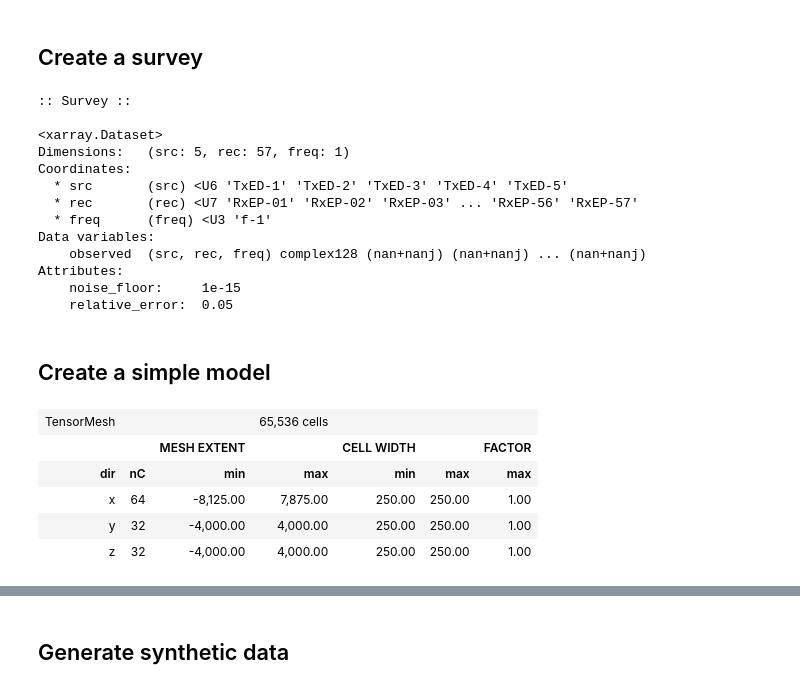
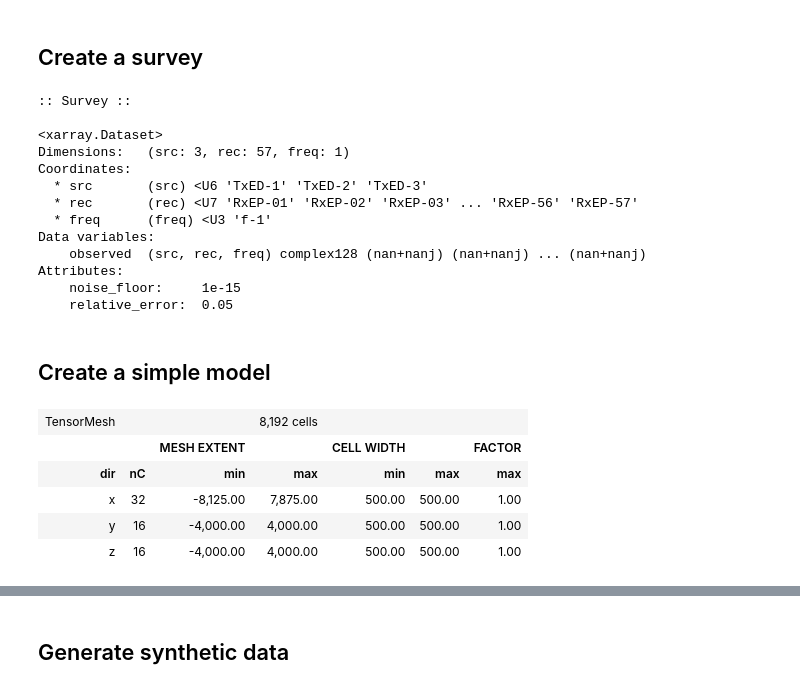
Before and after one commit to prisae/dev-pygimli-emg3d, a Jupyter notebook: SurveyDataModel.ipynb, the cells around one changed output, grey strips where cells are left out. Saved outputs shown, nothing was run; the diff lists cells and outputs as text; code cells hidden in the pictures.

```diff
--- a/SurveyDataModel.ipynb
+++ b/SurveyDataModel.ipynb
@@ -40,8 +40,10 @@ rec = emg3d.surveys.txrx_coordinates_to_dict(
 )
 
 # Sources
-src_x = np.array([-5000, -2500, 0.0, 2500, 5000])
-src_y = 125.0
+# src_x = np.array([-5000, -2500, 0.0, 2500, 5000])
+src_x = np.array([-5000, 0.0, 5000])  # coarse version
+# src_y = 125.0
+src_y = 250.0  # coarse version
 src_z = 50.0
 src = emg3d.surveys.txrx_coordinates_to_dict(
         emg3d.TxElectricDipole,
@@ -65,9 +67,9 @@ survey
 :: Survey ::
 
 <xarray.Dataset>
-Dimensions:   (src: 5, rec: 57, freq: 1)
+Dimensions:   (src: 3, rec: 57, freq: 1)
 Coordinates:
-  * src       (src) <U6 'TxED-1' 'TxED-2' 'TxED-3' 'TxED-4' 'TxED-5'
+  * src       (src) <U6 'TxED-1' 'TxED-2' 'TxED-3'
   * rec       (rec) <U7 'RxEP-01' 'RxEP-02' 'RxEP-03' ... 'RxEP-56' 'RxEP-57'
   * freq      (freq) <U3 'f-1'
 Data variables:
@@ -78,19 +80,21 @@ Attributes:
 # %% [markdown]
 ## Create a simple model
 # %%
-hx = np.ones(64)*250.0
-hyz = np.ones(32)*250.0
+# hx = np.ones(32)*250.0
+hx = np.ones(32)*500.0  # coarse version
+# hyz = np.ones(16)*250.0
+hyz = np.ones(16)*500.0  # coarse version
 grid = emg3d.TensorMesh([hx, hyz, hyz], [-8125, -4000, -4000])
 
 # QC
 grid
 # %% [output]
-| TensorMesh |  |  | 65,536 cells |  |  |  |
+| TensorMesh |  |  | 8,192 cells |  |  |  |
 |  |  | MESH EXTENT |  | CELL WIDTH |  | FACTOR |
 | dir | nC | min | max | min | max | max |
-| x | 64 | -8,125.00 | 7,875.00 | 250.00 | 250.00 | 1.00 |
-| y | 32 | -4,000.00 | 4,000.00 | 250.00 | 250.00 | 1.00 |
-| z | 32 | -4,000.00 | 4,000.00 | 250.00 | 250.00 | 1.00 |
+| x | 32 | -8,125.00 | 7,875.00 | 500.00 | 500.00 | 1.00 |
+| y | 16 | -4,000.00 | 4,000.00 | 500.00 | 500.00 | 1.00 |
+| z | 16 | -4,000.00 | 4,000.00 | 500.00 | 500.00 | 1.00 |
 # %%
 # Initial model
 model = emg3d.Model(grid, 1.0)
```
Also changed, not shown: parts of 6 cells of this notebook, 1 other file.
